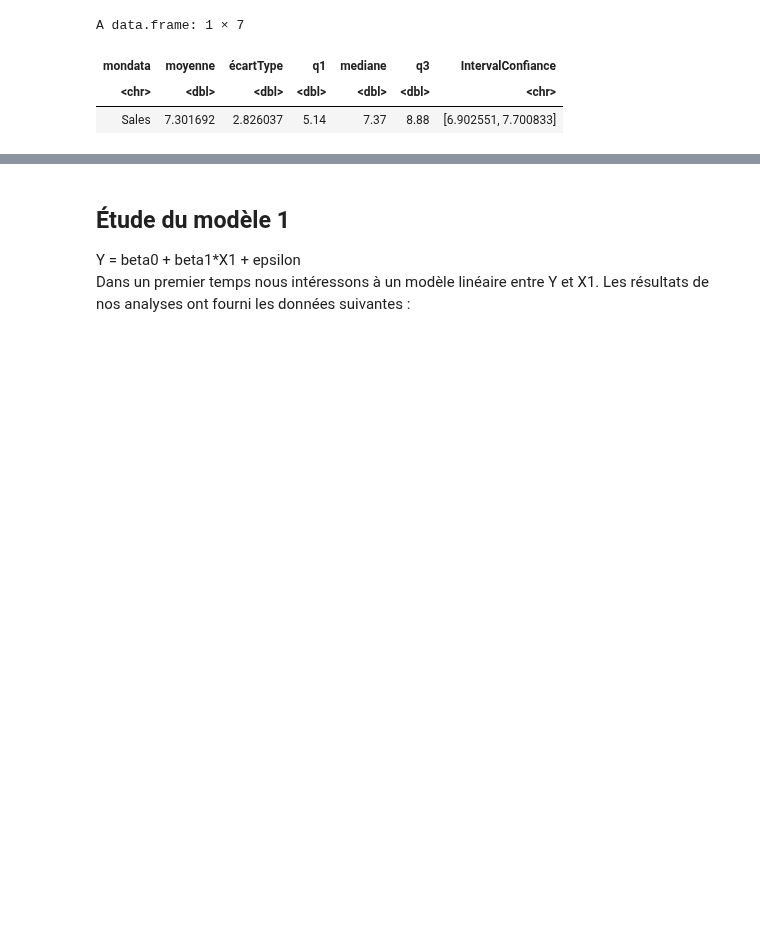
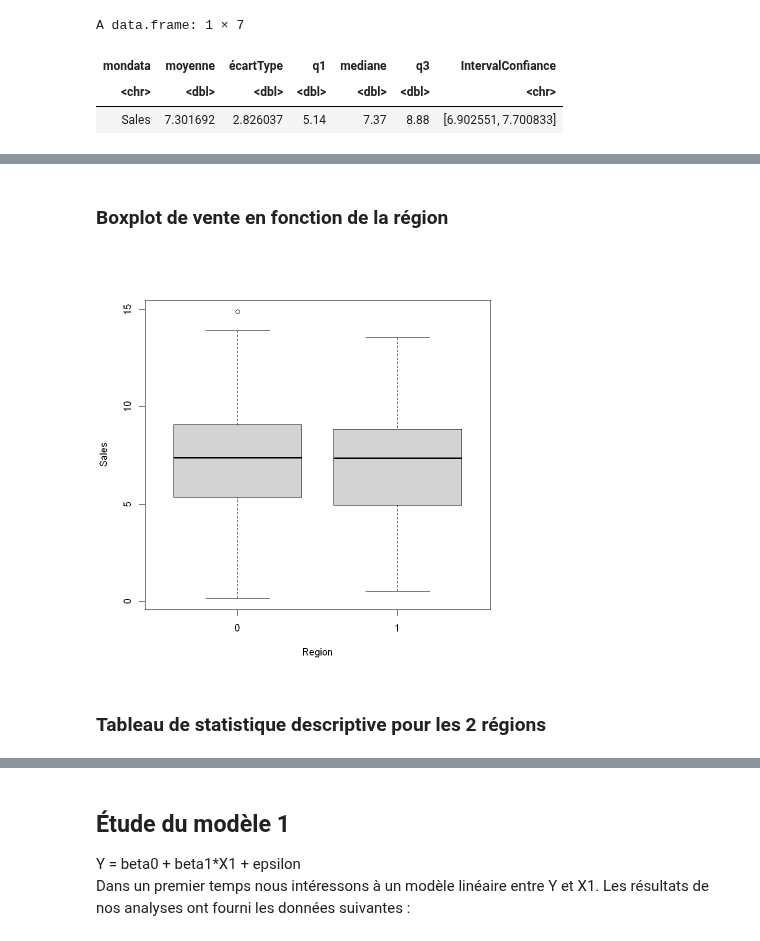
Before and after one commit to loic-hpp/Manage_Data_R, a Jupyter notebook: devoir.ipynb, the cells around one changed output, grey strips where cells are left out. Saved outputs shown, nothing was run; the diff lists cells and outputs as text; code cells hidden in the pictures; blank space fills up the shorter version.

```diff
--- a/devoir.ipynb
+++ b/devoir.ipynb
@@ -98,0 +89,8 @@ A data.frame: 1 × 7
+# %% [markdown]
+### Boxplot de vente en fonction de la région
+# %%
+boxplot(Sales~Region, data=mondata)
+# %% [output]
+[figure, added]
+# %% [markdown]
+### Tableau de statistique descriptive pour les 2 régions
```
Also changed, not shown: parts of 14 cells of this notebook.
